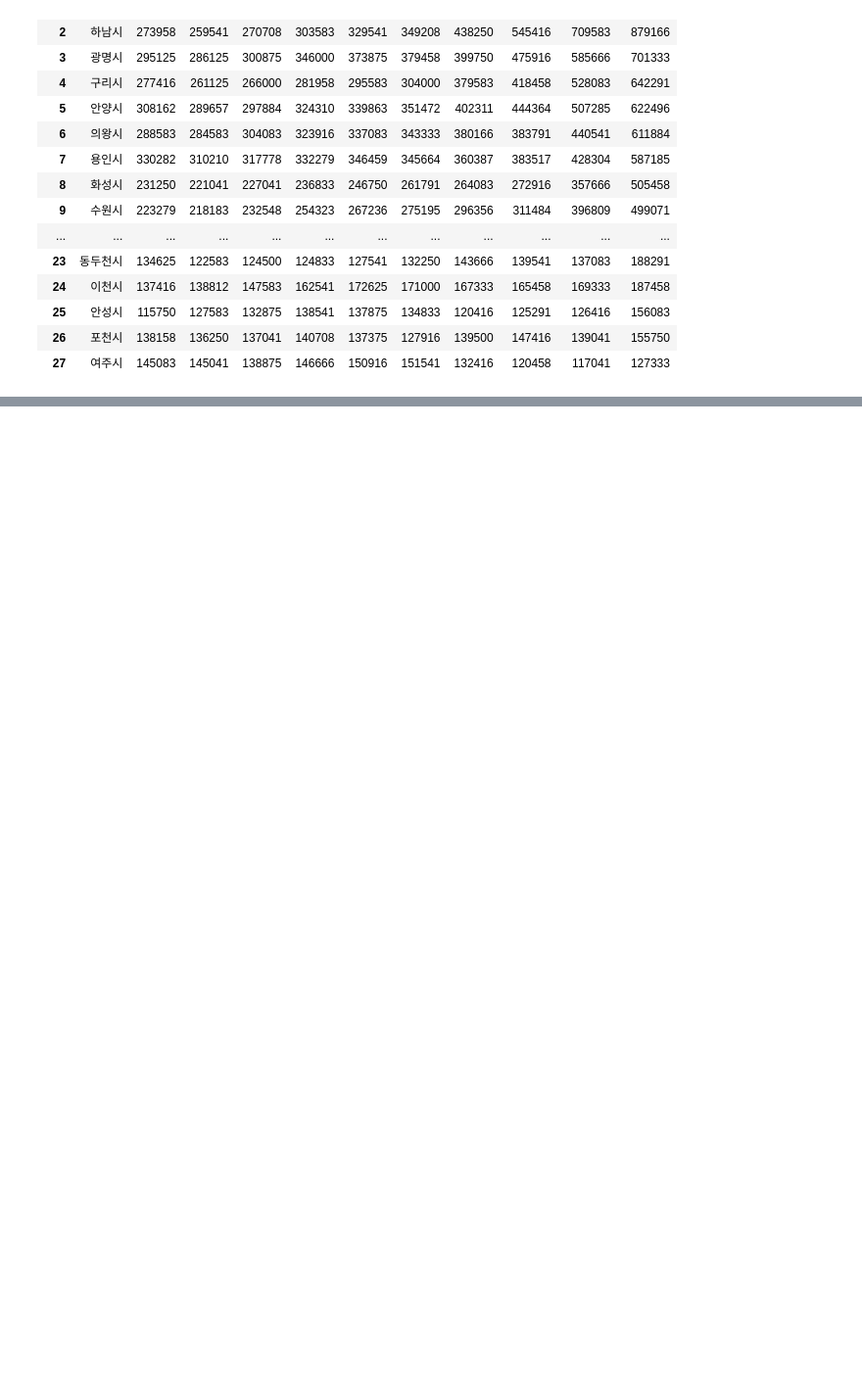
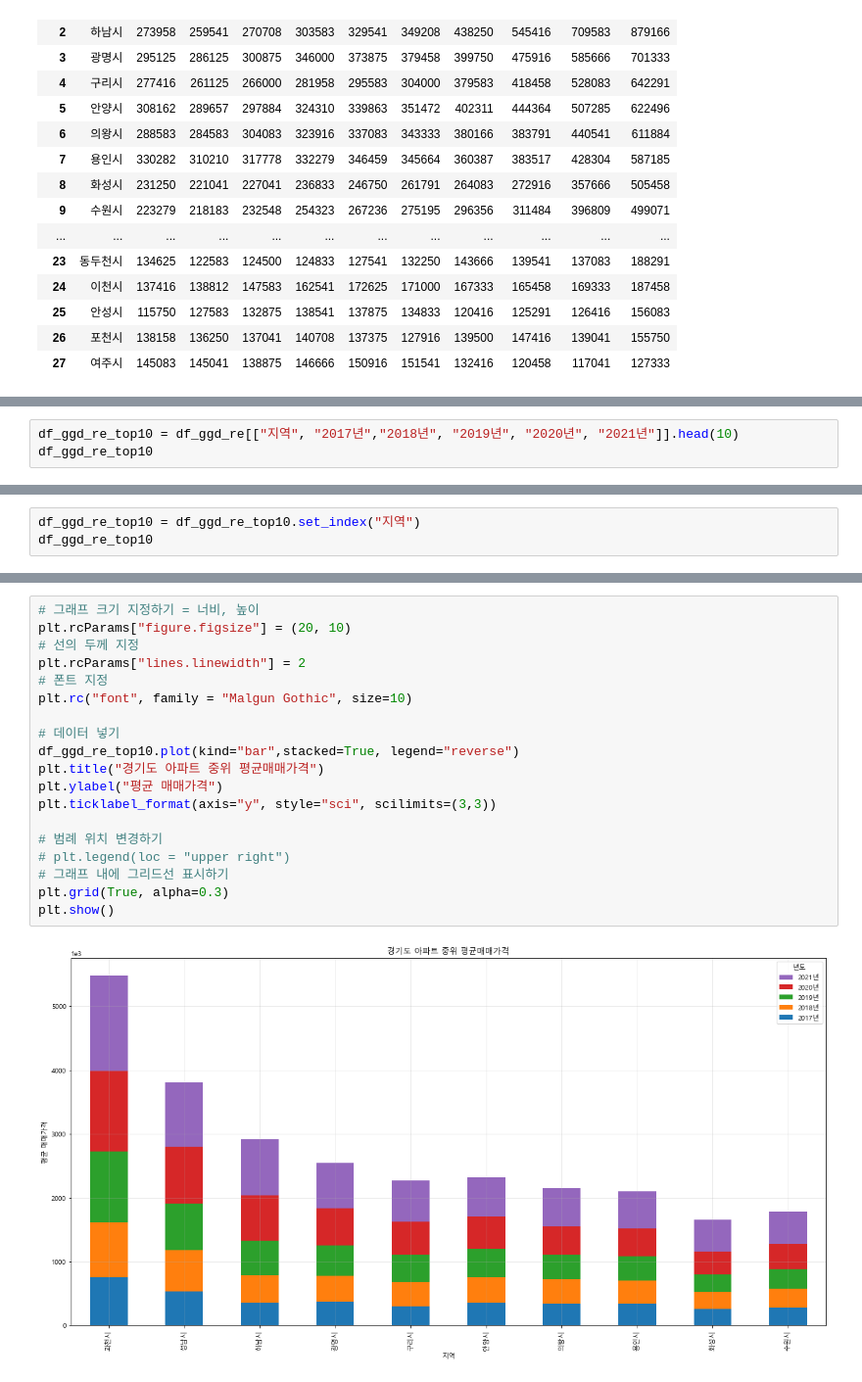
Before and after one commit to HBinble/StudyPython_Advanced, a Jupyter notebook: MiniProject_1차/4_1_경기도_주택가격(아파트중위매매가격).ipynb, the cells around one changed output, grey strips where cells are left out. Shown at 98% size. Saved outputs shown, nothing was run; the diff lists cells and outputs as text; blank space fills up the shorter version.

```diff
--- a/MiniProject_1차/4_1_경기도_주택가격(아파트중위매매가격).ipynb
+++ b/MiniProject_1차/4_1_경기도_주택가격(아파트중위매매가격).ipynb
@@ -260,0 +260,3 @@ plt.show()
+# %%
+df_ggd_re_top10 = df_ggd_re[["지역", "2017년","2018년", "2019년", "2020년", "2021년"]].head(10)
+df_ggd_re_top10
@@ -260,0 +275,3 @@ plt.show()
+# %%
+df_ggd_re_top10 = df_ggd_re_top10.set_index("지역")
+df_ggd_re_top10
@@ -260,0 +291,21 @@ plt.show()
+# %%
+# 그래프 크기 지정하기 = 너비, 높이
+plt.rcParams["figure.figsize"] = (20, 10)
+# 선의 두께 지정
+plt.rcParams["lines.linewidth"] = 2
+# 폰트 지정
+plt.rc("font", family = "Malgun Gothic", size=10)
+
+# 데이터 넣기
+df_ggd_re_top10.plot(kind="bar",stacked=True, legend="reverse")
+plt.title("경기도 아파트 중위 평균매매가격")
+plt.ylabel("평균 매매가격")
+plt.ticklabel_format(axis="y", style="sci", scilimits=(3,3))
+
+# 범례 위치 변경하기
+# plt.legend(loc = "upper right")
+# 그래프 내에 그리드선 표시하기
+plt.grid(True, alpha=0.3)
+plt.show()
+# %% [output]
+[figure, added]
```
Also changed, not shown: parts of 4 cells of this notebook, 48 other files.
